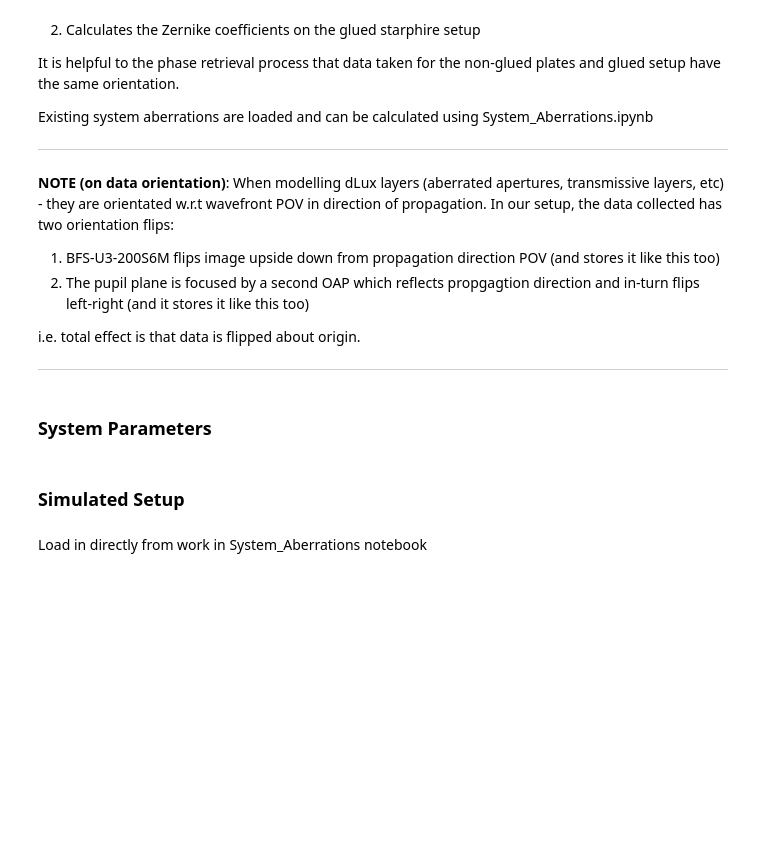
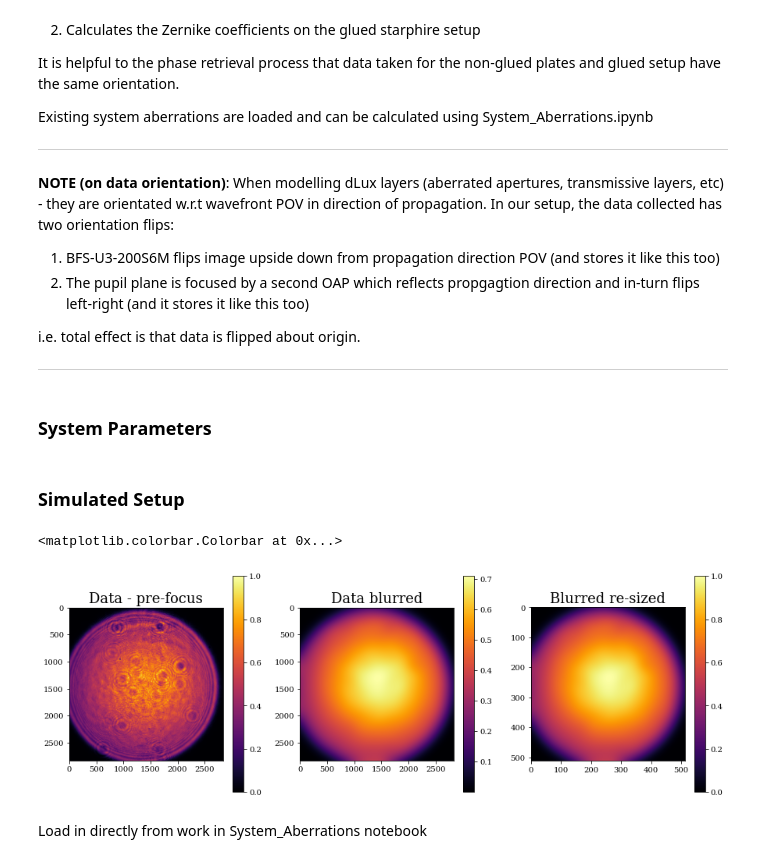
Before and after one commit to TolimanSpace/toliman_dp_design_testing, a Jupyter notebook: Gluing_Characterisation.ipynb, the cells around one changed output. Cells and saved outputs as stored; diff of their text form; code cells hidden in the pictures; blank space fills up the shorter version.

```diff
--- a/Gluing_Characterisation.ipynb
+++ b/Gluing_Characterisation.ipynb
@@ -87,33 +87,36 @@ psf_pixel_scale = dlu.rad2arcsec(px_ang_sep) # arcsec (to match detector plate s
 # %% [markdown]
 ### Simulated Setup
 # %%
-# # In the setup, we have a fiber source.
-# # Can model the intensity distribution using a Guassian or can just measure it directly
-# # Measuring directly also captures any mirror imperfections hindering transmission
-# intensity_dist = np.load(data_dir+"intensity/15_07_intensity_img_stack.npy")[0,:]
-# data = np.flip(intensity_dist)
+# In the setup, we have a fiber source.
+# Can model the intensity distribution using a Guassian or can just measure it directly
+# Measuring directly also captures any mirror imperfections hindering transmission
+intensity_dist = np.load(data_dir+"intensity/15_07_intensity_img_stack.npy")[0,:]
+data = np.flip(intensity_dist)
 
-# manual_lim = [1363,4203,386,3214]
-# data = data[manual_lim[2]:manual_lim[3], manual_lim[0]:manual_lim[1]]
-# data = (data - data.min())/(data.max()-data.min())
+manual_lim = [1363,4203,386,3214]
+data = data[manual_lim[2]:manual_lim[3], manual_lim[0]:manual_lim[1]]
+data = (data - data.min())/(data.max()-data.min())
 
-# blurred = ski.filters.gaussian(data, sigma=(120, 120))
+blurred = ski.filters.gaussian(data, sigma=(120, 120))
 
-# plt.figure(figsize=(15,5))
-# plt.subplot(1,3,1)
-# plt.imshow(data)
-# plt.title("Data - pre-focus")
-# plt.colorbar()
-# plt.subplot(1,3,2)
-# plt.imshow(blurred)
-# plt.title("Data blurred")
-# plt.colorbar()
-# plt.subplot(1,3,3)
-# intensity_dist = resize(blurred, (aperture_npix, aperture_npix))
-# intensity_dist = (intensity_dist - intensity_dist.min())/(intensity_dist.max()-intensity_dist.min()) # re-map from 0-1
-# plt.title("Blurred re-sized")
-# plt.imshow(intensity_dist)
-# plt.colorbar()
+plt.figure(figsize=(15,5))
+plt.subplot(1,3,1)
+plt.imshow(data)
+plt.title("Data - pre-focus")
+plt.colorbar()
+plt.subplot(1,3,2)
+plt.imshow(blurred)
+plt.title("Data blurred")
+plt.colorbar()
+plt.subplot(1,3,3)
+intensity_dist = resize(blurred, (aperture_npix, aperture_npix))
+intensity_dist = (intensity_dist - intensity_dist.min())/(intensity_dist.max()-intensity_dist.min()) # re-map from 0-1
+plt.title("Blurred re-sized")
+plt.imshow(intensity_dist)
+plt.colorbar()
+# %% [output]
+<matplotlib.colorbar.Colorbar at 0x...>
+[figure, added]
 # %% [markdown]
 Load in directly from work in System_Aberrations notebook
 # %%
```
Also changed, not shown: parts of 14 cells of this notebook.
